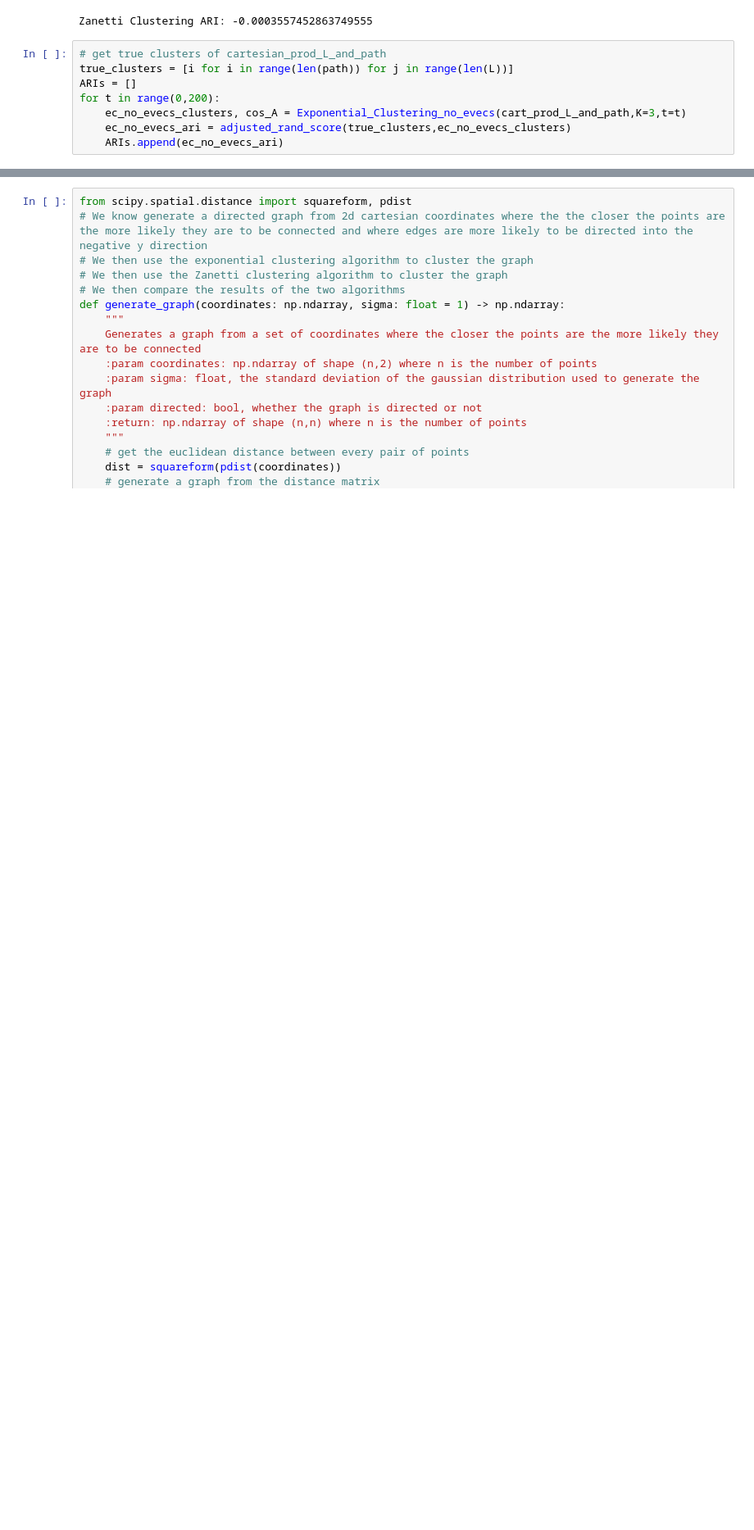
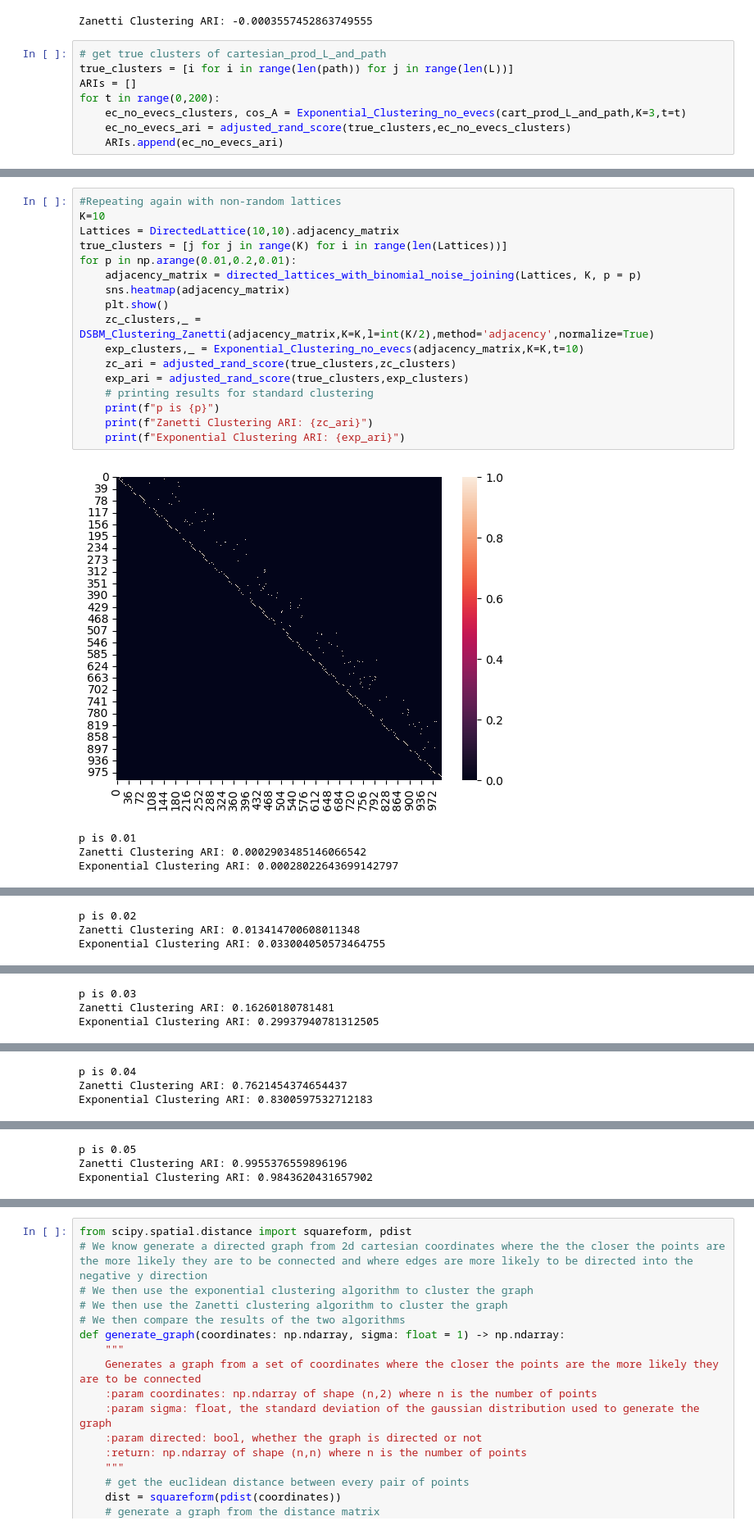
Before and after one commit to GeorgeRLTyler/directed-graph-clustering, a Jupyter notebook: experiments/adversarial_graphs.ipynb, the cells around one changed output, grey strips where cells are left out. Shown at 82% size. Drawn from its saved outputs; the diff is of its cells as text; blank space fills up the shorter version.

```diff
--- a/experiments/adversarial_graphs.ipynb
+++ b/experiments/adversarial_graphs.ipynb
@@ -163,0 +243,22 @@ pd.Series(ARIs).plot()
+# %%
+#Repeating again with non-random lattices
+K=10
+Lattices = DirectedLattice(10,10).adjacency_matrix
+true_clusters = [j for j in range(K) for i in range(len(Lattices))]
+for p in np.arange(0.01,0.2,0.01):
+    adjacency_matrix = directed_lattices_with_binomial_noise_joining(Lattices, K, p = p)
+    sns.heatmap(adjacency_matrix)
+    plt.show()
+    zc_clusters,_ = DSBM_Clustering_Zanetti(adjacency_matrix,K=K,l=int(K/2),method='adjacency',normalize=True)
+    exp_clusters,_ = Exponential_Clustering_no_evecs(adjacency_matrix,K=K,t=10)
+    zc_ari = adjusted_rand_score(true_clusters,zc_clusters)
+    exp_ari = adjusted_rand_score(true_clusters,exp_clusters)
+    # printing results for standard clustering
+    print(f"p is {p}")
+    print(f"Zanetti Clustering ARI: {zc_ari}")
+    print(f"Exponential Clustering ARI: {exp_ari}")
+# %% [output]
+[figure, added]
+p is 0.01
+Zanetti Clustering ARI: 0.0002903485146066542
+Exponential Clustering ARI: 0.00028022643699142797
@@ -163,0 +266,3 @@ pd.Series(ARIs).plot()
+p is 0.02
+Zanetti Clustering ARI: 0.013414700608011348
+Exponential Clustering ARI: 0.033004050573464755
@@ -163,0 +270,3 @@ pd.Series(ARIs).plot()
+p is 0.03
+Zanetti Clustering ARI: 0.16260180781481
+Exponential Clustering ARI: 0.29937940781312505
@@ -163,0 +274,3 @@ pd.Series(ARIs).plot()
+p is 0.04
+Zanetti Clustering ARI: 0.7621454374654437
+Exponential Clustering ARI: 0.8300597532712183
@@ -163,0 +278,3 @@ pd.Series(ARIs).plot()
+p is 0.05
+Zanetti Clustering ARI: 0.9955376559896196
+Exponential Clustering ARI: 0.9843620431657902
```
Also changed, not shown: parts of 32 cells of this notebook, 4 other files.
